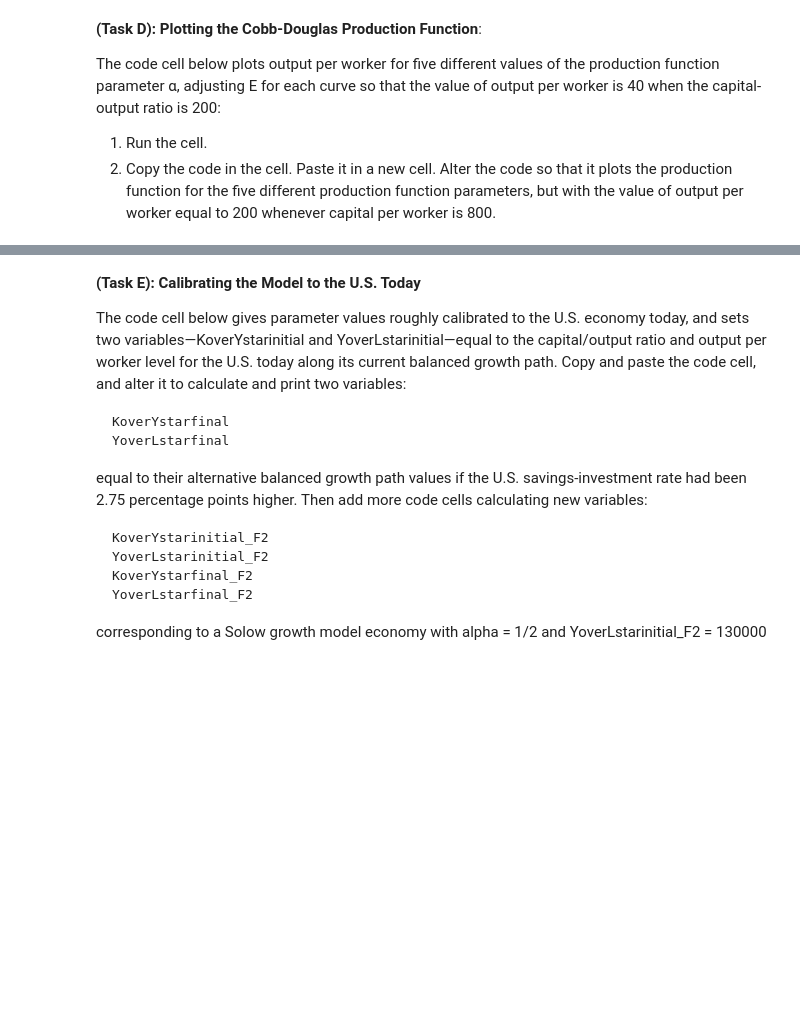
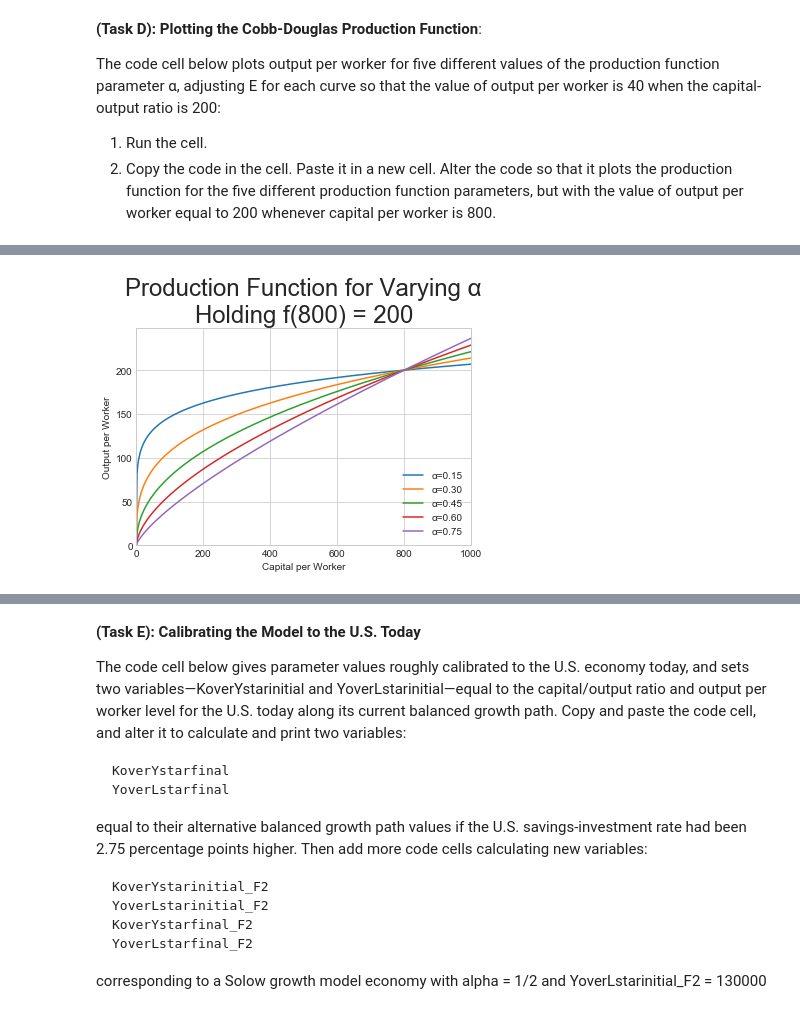
Before and after one commit to braddelong/PSF18E101bPS5, a Jupyter notebook: PS5.ipynb, the cells around one changed output, grey strips where cells are left out. Cells and saved outputs as stored; diff of their text form; code cells hidden in the pictures; blank space fills up the shorter version.

```diff
--- a/PS5.ipynb
+++ b/PS5.ipynb
@@ -575,2 +742,32 @@ plt.ylim(0, )
+# %%
+import numpy as np
+from pandas import DataFrame, Series
+import matplotlib as mpl
+import matplotlib.pyplot as plt
+
+E = 200
+
+for a in range(5):
+    output_per_worker = np.zeros((501, 2))
+    alpha = 0.15 * (a + 1)
+    for i in range(501):
+        output_per_worker[i, 0] = 2 * i
+        output_per_worker[i, 1] = ((output_per_worker[i, 0] ** alpha) * E /
+            ((800) ** alpha) )
+    output_per_worker_df = DataFrame(data = output_per_worker,
+        columns = ["Capital_per_Worker", "Output_per_Worker"])
+
+    plt.plot(output_per_worker_df.Capital_per_Worker, output_per_worker_df.Output_per_Worker)
+    plt.legend(["α=0.15", "α=0.30", "α=0.45", "α=0.60", "α=0.75"])
+
+plt.xlabel("Capital per Worker")
+plt.ylabel("Output per Worker")
+plt.title("Production Function for Varying α\nHolding f(800) = 200", size = 24)
+plt.xlim(0, 1000)
+plt.ylim(0, )
+
+Efficiency = 40000/800
+# %% [output]
+[figure, added]
 # %%
 ok.grade('q04')
```
Also changed, not shown: parts of 24 cells of this notebook, 6 other files.
